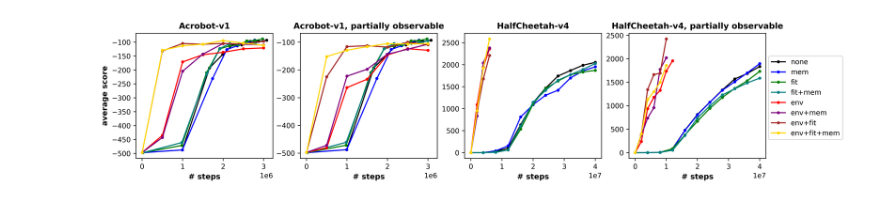
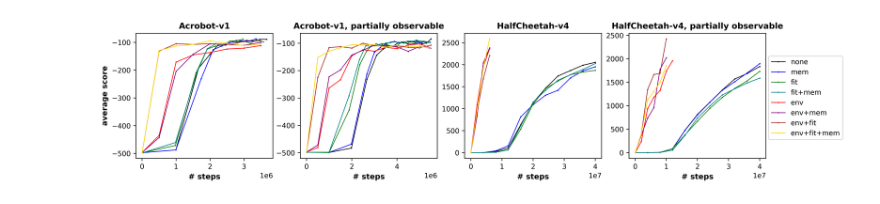
Before and after one commit to courtois-neuromod/cneuromax, a Jupyter notebook: cneuromax/projects/gen_transfer/figures.ipynb, the cells around one changed output. Drawn from its saved outputs; the diff is of its cells as text; code cells hidden in the pictures.

Commit message:
more plot visibility

```diff
--- a/cneuromax/projects/gen_transfer/figures.ipynb
+++ b/cneuromax/projects/gen_transfer/figures.ipynb
@@ -9,20 +9,16 @@ import numpy as np
 
 mpl.rcParams["pdf.fonttype"] = 42
 mpl.rcParams["ps.fonttype"] = 42
-
 font = {"family": "sans-serif", "weight": "normal", "size": 9.2}
 mpl.rc("font", **font)
-
 plt.rc("figure", figsize=[15, 3])
 plt.rc("figure", titlesize=20)
 plt.rc("axes", labelsize=15)
 plt.rc("axes", titlesize=15)
-
-
 MAX_INT = 2**31 - 1
-
 fig, axs = plt.subplots(1, 4, dpi=500)
 max_score = 0
+max_score_total_num_env_steps = 0
 evaluations = np.empty((4, 8, 2000, 2))
 evaluations[:] = np.nan
 args = []
@@ -40,8 +36,9 @@ colors = {
 }
 for i, env in enumerate(["Acrobot-v1", "HalfCheetah-v4"]):
     path_1 = "acrobot_" if env == "Acrobot-v1" else "half_cheetah_"
-    for partial_obs in [False, True]:
+    for j, partial_obs in enumerate([False, True]):
         path_3 = f"agent.config.partial_obs.{partial_obs}~"
+        k = i * 2 + j
         for env_transfer in [False, True]:
             path_2 = "env_transfer/" if env_transfer else "no_env_transfer/"
             num_gens = 5000 if env_transfer else 1000
@@ -60,7 +57,7 @@ for i, env in enumerate(["Acrobot-v1", "HalfCheetah-v4"]):
                         label = "none"
                     if label[-1] == "+":
                         label = label[:-1]
-                    j = (
+                    l = (  # noqa: E741
                         int(env_transfer) * 4
                         + int(fit_transfer) * 2
                         + int(mem_transfer)
@@ -68,7 +65,7 @@ for i, env in enumerate(["Acrobot-v1", "HalfCheetah-v4"]):
                     step = num_gens // 20
                     if env == "HalfCheetah-v4":
                         step = num_gens // 10
-                    for k, gen in enumerate(
+                    for m, gen in enumerate(
                         [
                             1,
                             *list(
@@ -87,72 +84,61 @@ for i, env in enumerate(["Acrobot-v1", "HalfCheetah-v4"]):
                         )
                         if not path.exists():
                             continue
                         with path.open("rb") as f:
                             data = pickle.load(file=f)
                         scores: np.ndarray = data[0]
                         total_num_env_steps: int = data[1]
-                        if evaluations[i, j, k][1] < total_num_env_steps:
+                        if (env_transfer or fit_transfer or mem_transfer) and (
+                            total_num_env_steps > max_score_total_num_env_steps
+                        ):
                             break
                         mean_score = scores.mean()
-                        if not (env_transfer or fit_transfer or mem_transfer):
-                            mean_score = scores.mean()
-
-                            evaluations[i, j, k] = [
-                                mean_score,
-                                total_num_env_steps,
-                            ]
-                        else:
-                            mean_score = scores.mean()
-                            evaluations[i, j, k] = [
-                                mean_score,
-                                total_num_env_steps,
-                            ]
-                            if mean_score >= max_score:
-                                break
-
+                        evaluations[k, l, m] = [
+                            mean_score,
+                            total_num_env_steps,
+                        ]
                         if (
-                            env == "Acrobot-v1"
-                            and total_num_env_steps >= 0.29e7
-                        ):
+                            env_transfer or fit_transfer or mem_transfer
+                        ) and mean_score >= max_score:
                             break
-
                     if not (env_transfer or fit_transfer or mem_transfer):
-                        min_score = np.nanmin(evaluations[i, j, :, 0], axis=0)
-                        max_score = np.nanmax(evaluations[i, j, :, 0], axis=0)
-                        percent = 0 if env == "Acrobot-v1" else 0
-                        almost_max_score = (
-                            max_score - (max_score - min_score) * percent
-                        )
-                        almost_max_score_index = np.where(
-                            evaluations[i, j, :, 0] >= almost_max_score,
+                        max_score = np.nanmax(evaluations[k, l, :, 0], axis=0)
+                        max_score_index = np.where(
+                            evaluations[k, l, :, 0] >= max_score,
                         )[0][0]
-                        max_score_index = np.nanargmax(
-                            evaluations[i, j, :, 0],
-                            axis=0,
-                        )
+                        max_score_total_num_env_steps = evaluations[
+                            k,
+                            l,
+                            max_score_index,
+                            1,
+                        ]
                         evaluations[
-                            i, j, almost_max_score_index + 1 :
+                            k,
+                            l,
+                            max_score_index + 1 :,
                         ] = np.nan
-
-                    axs[i * 2 + partial_obs].plot(
-                        evaluations[i, j, :, 1],
-                        evaluations[i, j, :, 0],
+                    axs[k].plot(
+                        evaluations[k, l, :, 1],
+                        evaluations[k, l, :, 0],
                         ".-",
                         label=label,
                         c=colors[label],
+                        linewidth=0.9,
+                        ms=1.5,
                     )
                     title = env
                     if partial_obs:
                         title += ", partially observable"
-                    axs[i * 2 + partial_obs].set_title(
-                        title, {"fontsize": 11, "fontweight": "bold"}
+                    axs[k].set_title(
+                        title,
+                        {"fontsize": 11, "fontweight": "bold"},
                     )
-                    axs[i * 2 + partial_obs].set_xlabel(
+                    axs[k].set_xlabel(
                         "# steps",
                         {"fontsize": 10, "fontweight": "bold"},
                     )
 axs[0].set_ylabel("average score", {"fontsize": 10, "fontweight": "bold"})
 axs[0].legend(loc=[4.62, 0.15])
 plt.show()
 # %% [output]
-[figure, old version]
+[figure, new version]
```
